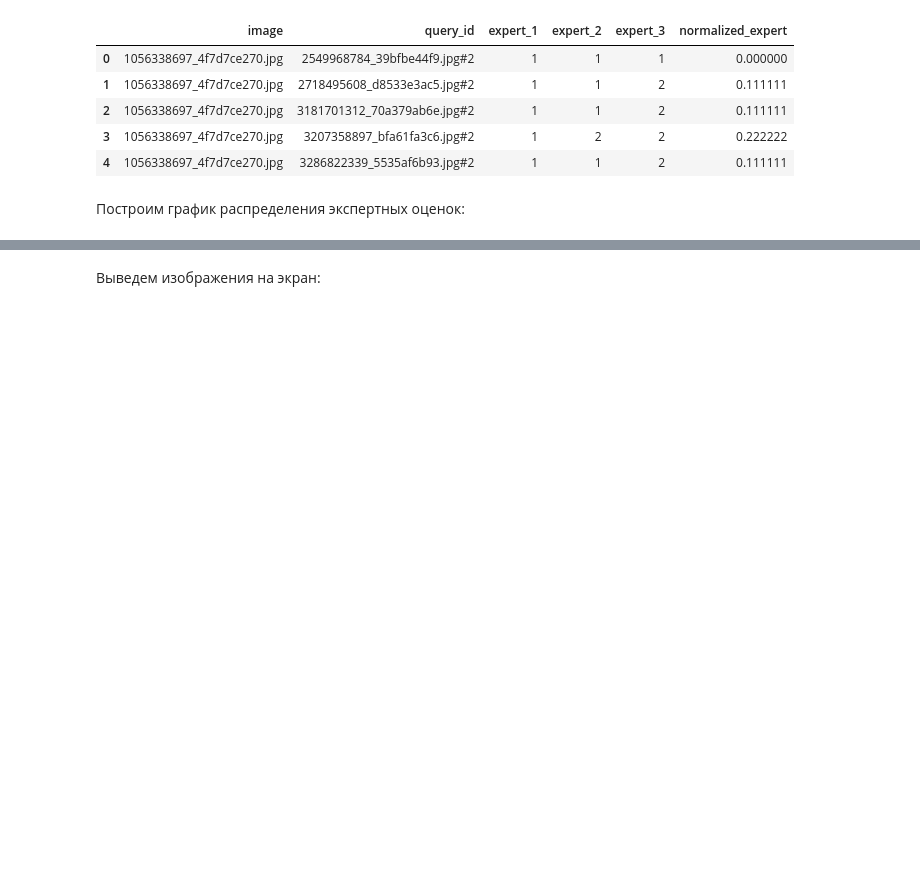
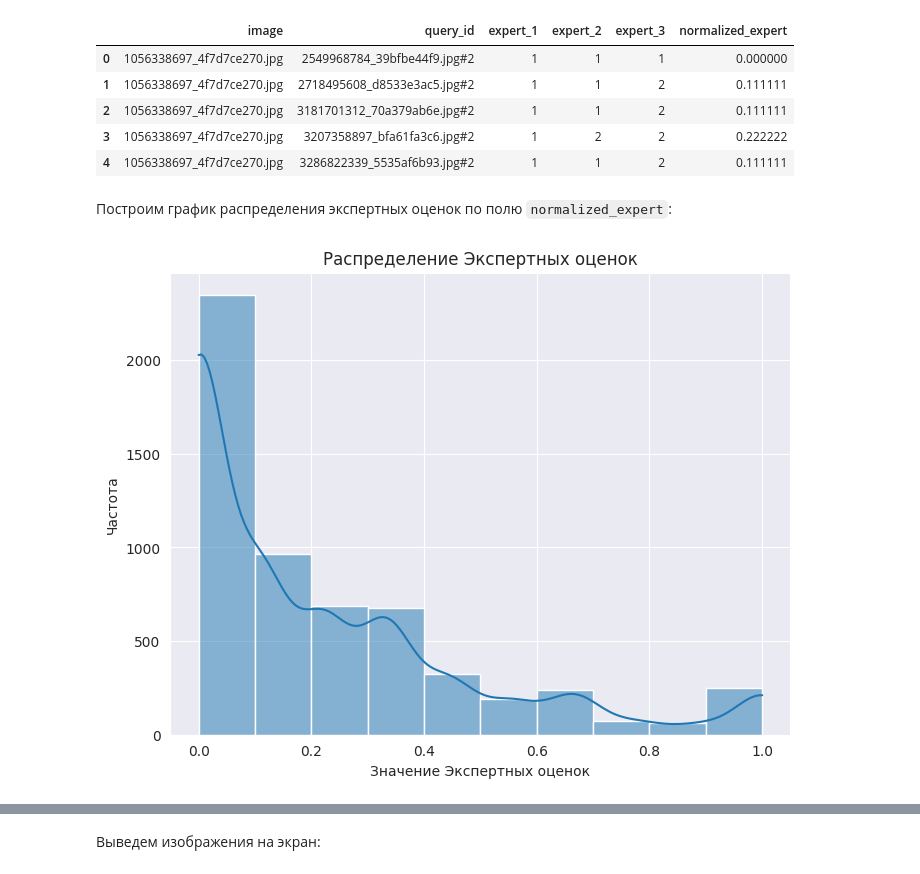
Before and after one commit to 9yx/image_search, a Jupyter notebook: project4.ipynb, the cells around one changed output, grey strips where cells are left out. Saved outputs shown, nothing was run; the diff lists cells and outputs as text; code cells hidden in the pictures; blank space fills up the shorter version.

```diff
--- a/project4.ipynb
+++ b/project4.ipynb
@@ -290,15 +293,13 @@ expert_annotations_df.head(5)
 | 3 | 1056338697_4f7d7ce270.jpg | 3207358897_bfa61fa3c6.jpg#2 | 1 | 2 | 2 | 0.222222 |
 | 4 | 1056338697_4f7d7ce270.jpg | 3286822339_5535af6b93.jpg#2 | 1 | 1 | 2 | 0.111111 |
 # %% [markdown]
-Построим график распределения экспертных оценок:
+Построим график распределения экспертных оценок по полю `normalized_expert`:
 # %%
 plt.figure(figsize=(8, 6))
-sns.histplot(df['normalized_expert'], bins=10, kde=True)
-
-# Настройка заголовков и меток
-plt.title('Распределение normalized_expert')
-plt.xlabel('Значение normalized_expert')
+sns.histplot(expert_annotations_df['normalized_expert'], bins=10, kde=True)
+plt.title('Распределение Экспертных оценок')
+plt.xlabel('Значение Экспертных оценок')
 plt.ylabel('Частота')
-
-# Показать график
 plt.show()
+# %% [output]
+[figure, added]
```
Also changed, not shown: parts of 14 cells of this notebook.
